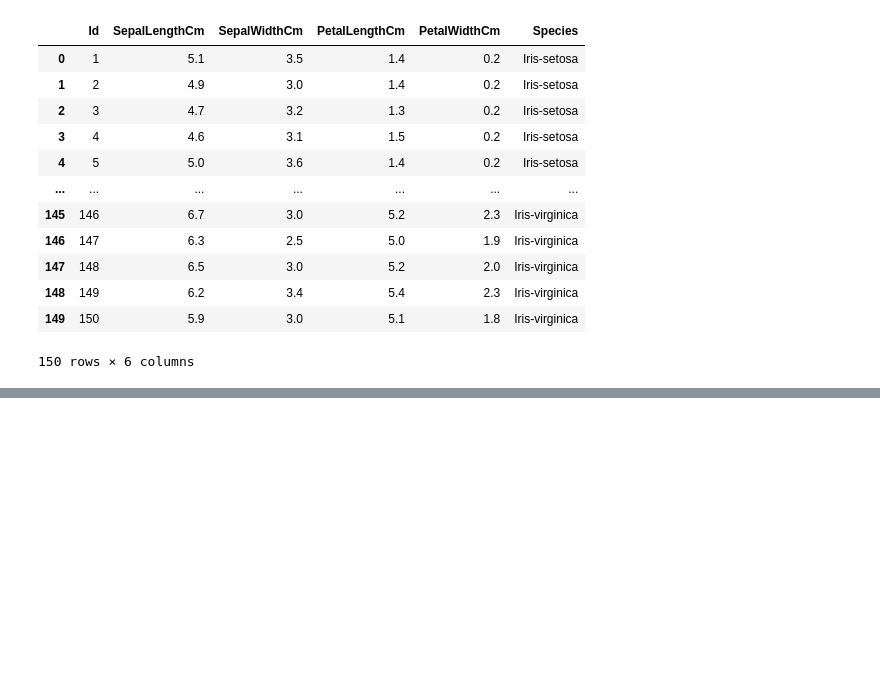
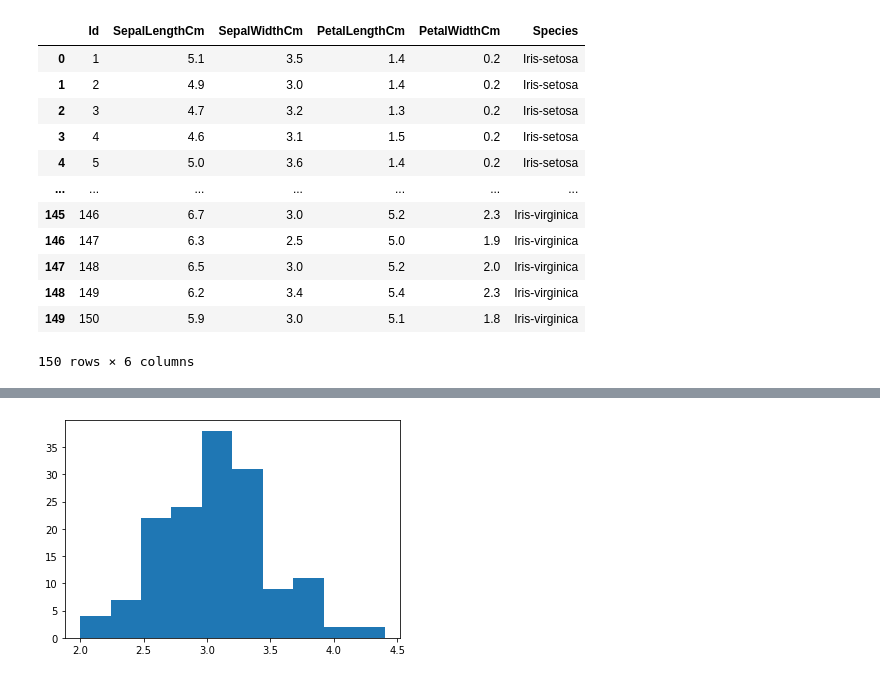
Before and after one commit to Crash-Bandicode/pandsProject2021, a Jupyter notebook: pandsProject2021.ipynb, the cells around one changed output, grey strips where cells are left out. Saved outputs shown, nothing was run; the diff lists cells and outputs as text; code cells hidden in the pictures; blank space fills up the shorter version.

```diff
--- a/pandsProject2021.ipynb
+++ b/pandsProject2021.ipynb
@@ -54,0 +90,4 @@ sns.pairplot(df, hue='Species')
+# %%
+plt.hist(df.SepalWidthCm);
+# %% [output]
+[figure, added]
```
Also changed, not shown: parts of 22 cells of this notebook, 1 other file.
